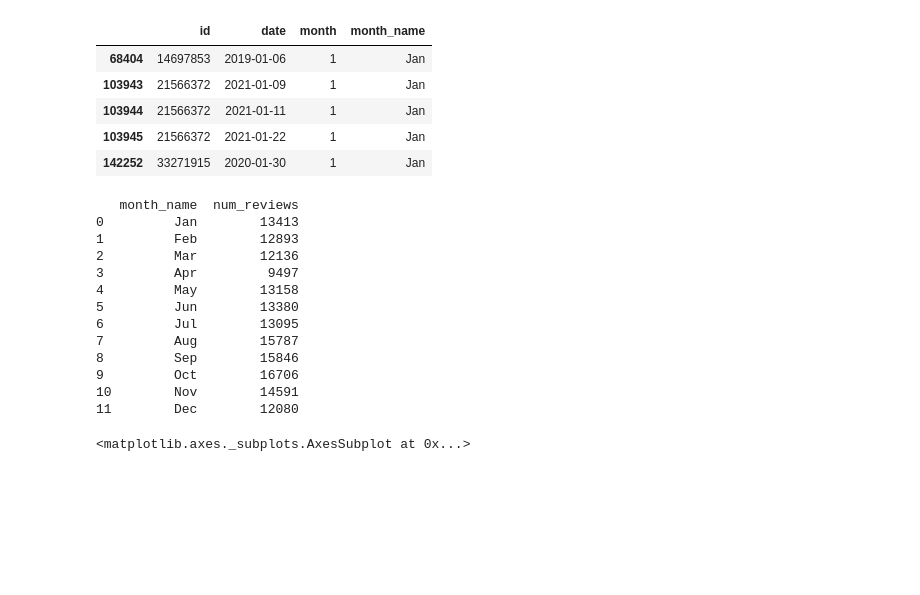
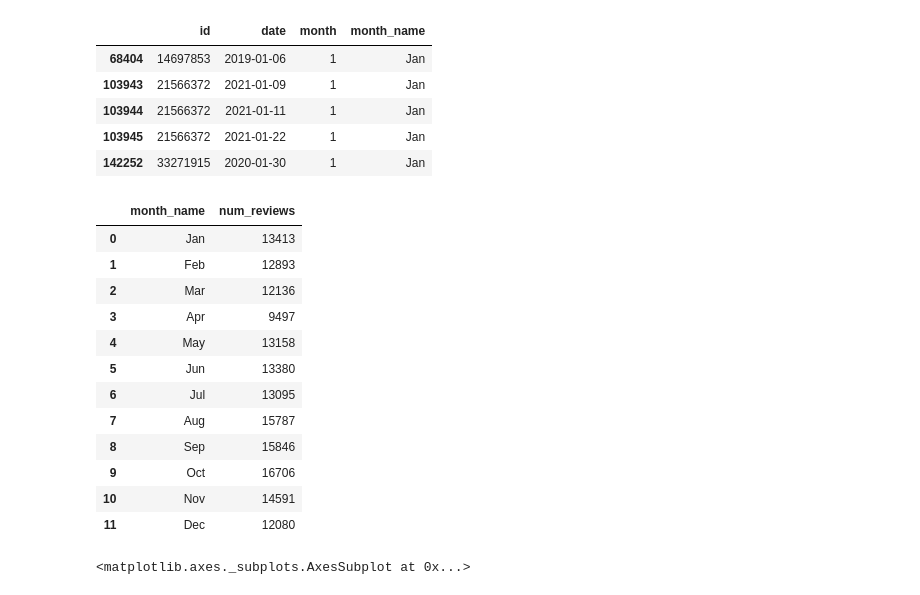
Before and after one commit to ysprem/airbnb-santaclara-analysis, a Jupyter notebook: airbnb_santaclara_county.ipynb, the cells around one changed output. Saved outputs shown, nothing was run; the diff lists cells and outputs as text; code cells hidden in the pictures; blank space fills up the shorter version.

```diff
--- a/airbnb_santaclara_county.ipynb
+++ b/airbnb_santaclara_county.ipynb
@@ -159,21 +167,21 @@ df_reviews.head()
 | 142252 | 33271915 | 2020-01-30 | 1 | Jan |
 # %%
 result3 = sqldf("SELECT month_name, COUNT(*) AS num_reviews FROM df_reviews GROUP BY month")
-print(result3)
+data_table.DataTable(result3, include_index=False)
 # %% [output]
-   month_name  num_reviews
-0         Jan        13413
-1         Feb        12893
-2         Mar        12136
-3         Apr         9497
-4         May        13158
-5         Jun        13380
-6         Jul        13095
-7         Aug        15787
-8         Sep        15846
-9         Oct        16706
-10        Nov        14591
-11        Dec        12080
+|  | month_name | num_reviews |
+| 0 | Jan | 13413 |
+| 1 | Feb | 12893 |
+| 2 | Mar | 12136 |
+| 3 | Apr | 9497 |
+| 4 | May | 13158 |
+| 5 | Jun | 13380 |
+| 6 | Jul | 13095 |
+| 7 | Aug | 15787 |
+| 8 | Sep | 15846 |
+| 9 | Oct | 16706 |
+| 10 | Nov | 14591 |
+| 11 | Dec | 12080 |
 # %%
 sns.lineplot(data=result3, x='month_name', y='num_reviews')
 # %% [output]
```
Also changed, not shown: parts of 4 cells of this notebook.
